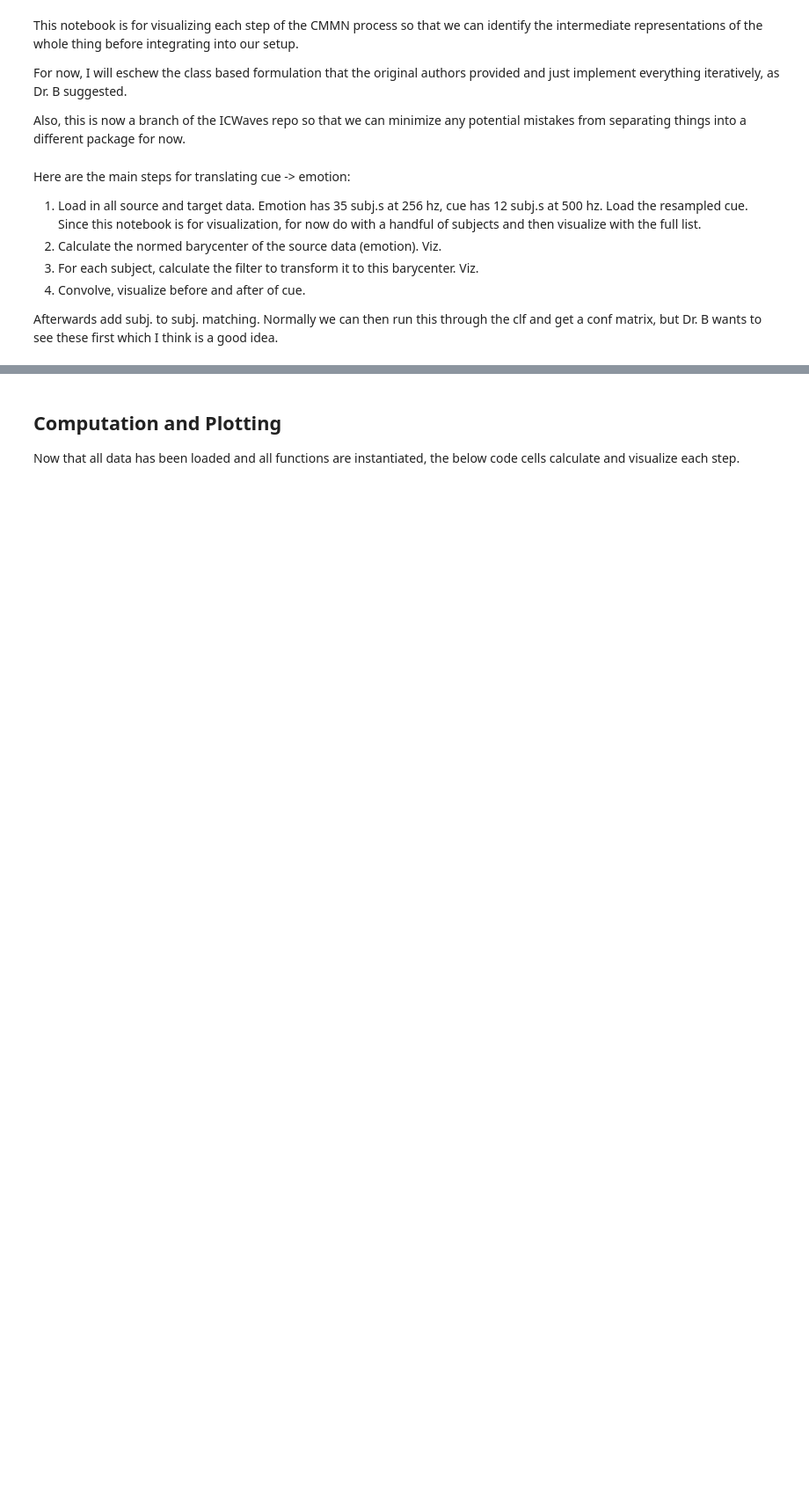
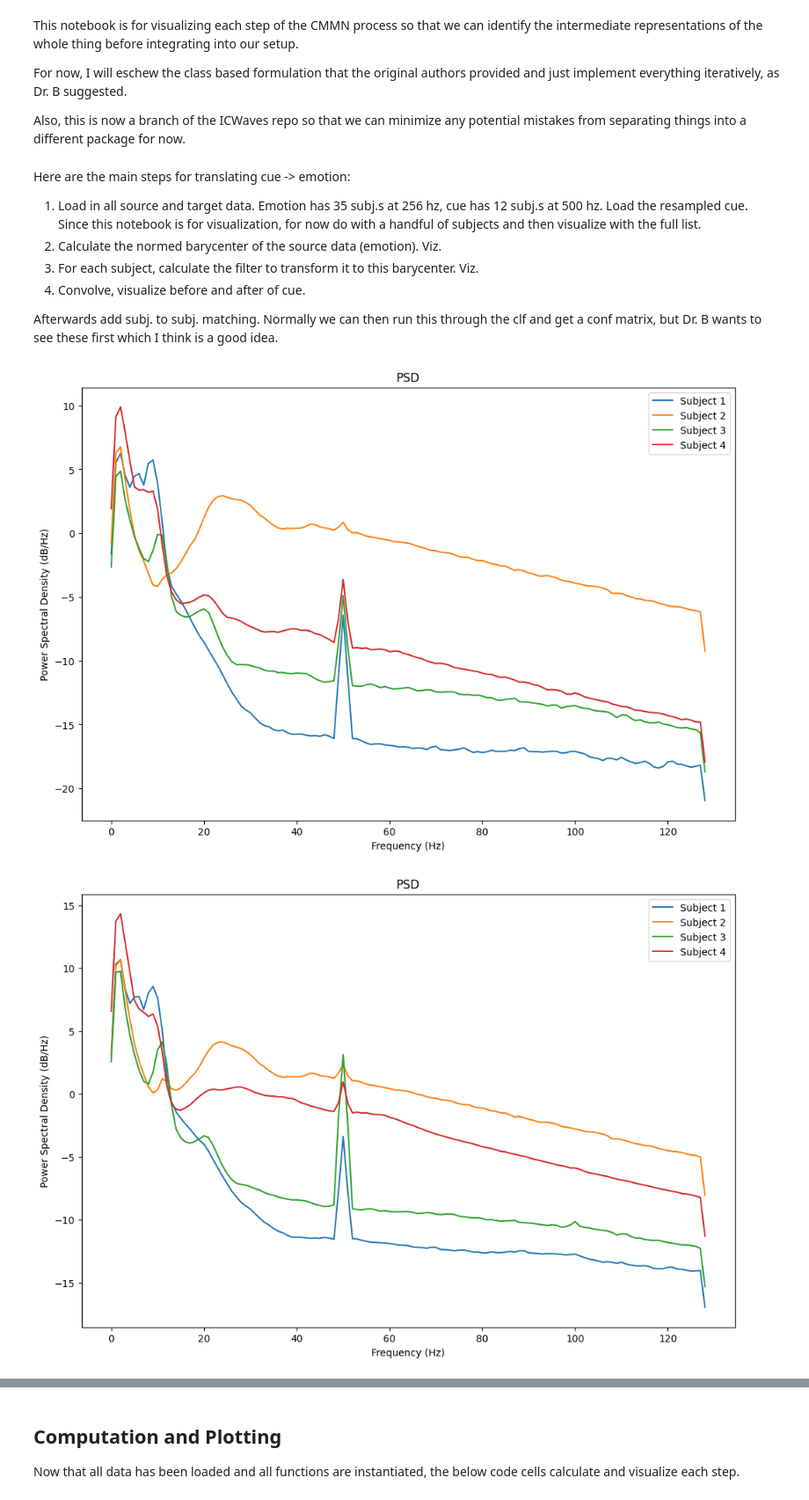
Before and after one commit to cniel-ud/ICWaves, a Jupyter notebook: notebooks/cmmn_viz_test.ipynb, the cells around one changed output, grey strips where cells are left out. Shown at 88% size. Saved outputs shown, nothing was run; the diff lists cells and outputs as text; code cells hidden in the pictures; blank space fills up the shorter version.

Commit message:
difference in psd methods. now clean up

```diff
--- a/notebooks/cmmn_viz_test.ipynb
+++ b/notebooks/cmmn_viz_test.ipynb
@@ -53,35 +73,72 @@ def psd(data, fs=256, nperseg=256):
     - f: array of sample frequencies (x-axis)
     - Pxx: power spectral density of the data (y-axis)
     """
+
     f, Pxx = welch(data, fs=fs, nperseg=nperseg)
     return f, Pxx
 
 # Define a function to plot PSD
-def plot_psd(data, fs=256, nperseg=256):
+def plot_psd(data, fs=256, nperseg=256, psds=None):
     """
     Plot the Power Spectral Density (PSD) of the given data.
 
     Note: right now this is straight averaging, not the barycenter norming I do later.
     If I want to do the norming, apply that first and then this will not average for me.
 
     Parameters:
     - data: list of numpy arrays, each containing EEG data for a subject
     - fs: sampling frequency (default: 256 Hz)
     - nperseg: length of each segment for Welch's method (default: 256)
     """
     plt.figure(figsize=(12, 8))
 
     for i, subj_data in enumerate(data):
         # If subj_data is multi-dimensional, average across the channels
-        if subj_data.ndim > 1:
-            subj_data = np.mean(subj_data, axis=0)
 
-        f, Pxx = psd(subj_data, fs=fs, nperseg=nperseg)
+        """
+        Note, the below two are different because in the first I average the channels before taking the PSD,
+        and in the second I average the channels after taking the PSD.
 
-        plt.plot(f, 10 * np.log10(Pxx), label=f'Subject {i+1}')
+        Is this the same in the rest of the notebook, or do I always average before or after?
+
+        Maybe should ask this to Dr. B and Carlos. Which is better since they do seem to result in some differences
+
+        In the rest, when calculating the barycenter and computing the filter, I average AFTER computing the PSD. Follow that convention.
+        """
+        if psds is None:
+            # If subj_data is multi-dimensional, average across the channels
+            if subj_data.ndim > 1:
+                subj_data = np.mean(subj_data, axis=0)
+            f, Pxx = psd(subj_data, fs=fs, nperseg=nperseg)
+
+            plt.plot(f, 10 * np.log10(Pxx), label=f'Subject {i+1}')
+        else:
+            if psds[i].ndim > 1:
+                psds[i] = np.mean(psds[i], axis=0)
+
+            f = np.linspace(0, 128, 129)
+
+            plt.plot(f, 10 * np.log10(psds[i]), label=f'Subject {i+1}')
+
 
     plt.xlabel('Frequency (Hz)')
     plt.ylabel('Power Spectral Density (dB/Hz)')
     plt.title('PSD')
     plt.legend()
     plt.show()
+
+frolich_data_psds_raw = []
+#if a subdir to psds exists, load those so don't need to calculate here each time
+if (frolich_filepath / 'psds').exists():
+    for subj in frolich_subj_list:
+        # load from .npy files
+        frolich_data_psds_raw.append(np.load(frolich_filepath / 'psds' / f'frolich_extract_{subj}_256_hz_psds.npz')['arr_0'])
+
+# show the files in the archive of one raw psd
+
+# visualize
+plot_psd(frolich_data, psds=None)
+plot_psd(frolich_data, psds=frolich_data_psds_raw)
+# %% [output]
+[figure, added]
+[figure, added]
```
Also changed, not shown: parts of 8 cells of this notebook.
